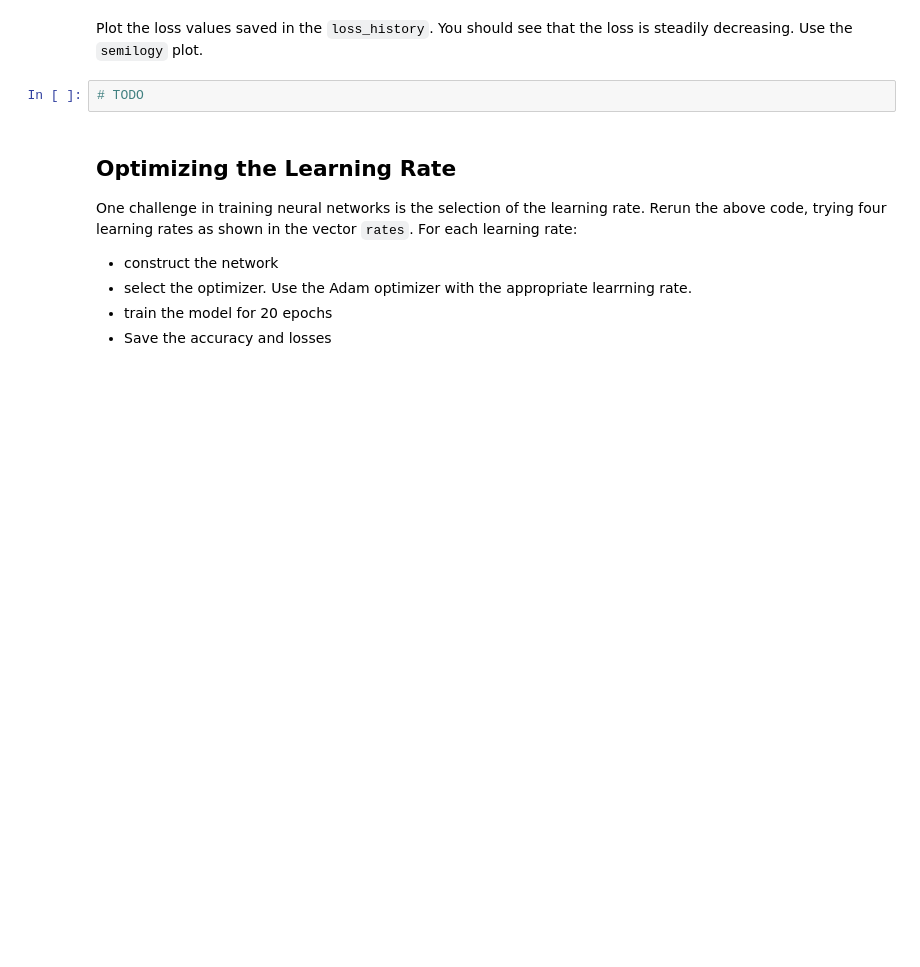
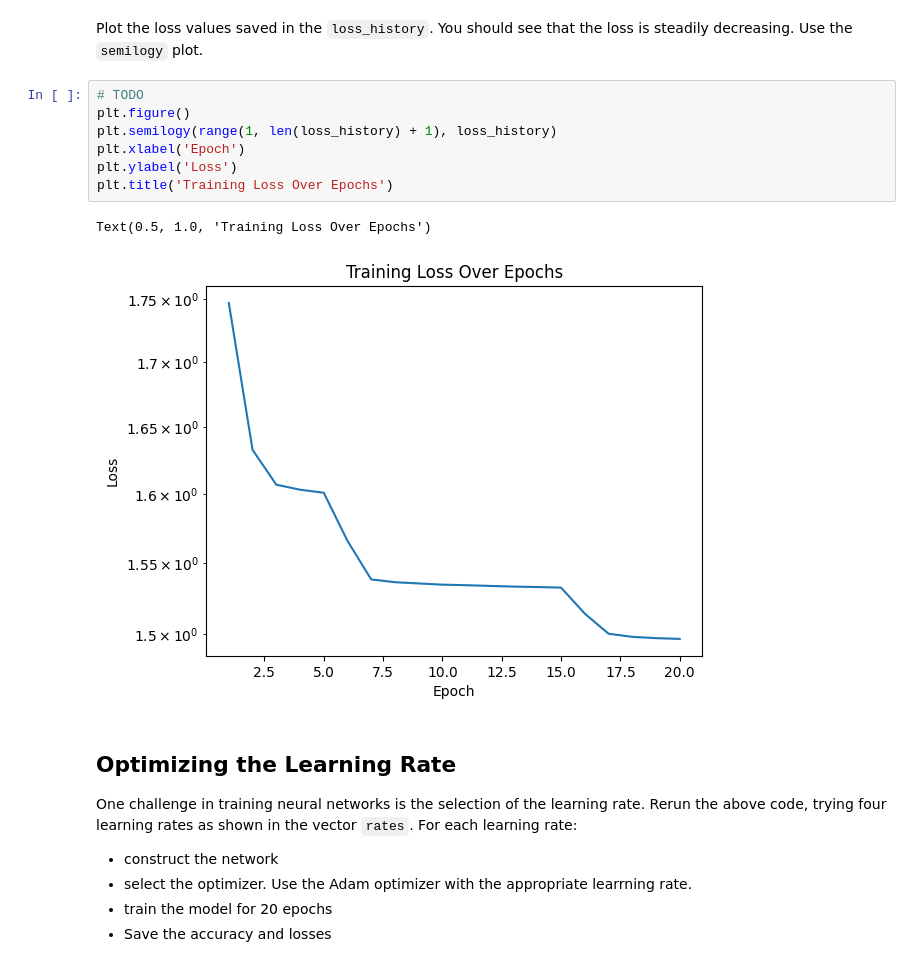
Before and after one commit to dpcarry/introml, a Jupyter notebook: unit09_neural/lab_music_partial.ipynb, the cells around one changed output. Drawn from its saved outputs; the diff is of its cells as text; blank space fills up the shorter version.

```diff
--- a/unit09_neural/lab_music_partial.ipynb
+++ b/unit09_neural/lab_music_partial.ipynb
@@ -294,7 +317,15 @@ Plot the validation accuracy saved in `test_accuracy_history`.
 # %% [markdown]
 Plot the loss values saved in the `loss_history`.  You should see that the loss is steadily decreasing.  Use the `semilogy` plot.
-# %%
-# TODO
+# %%
+# TODO
+plt.figure()
+plt.semilogy(range(1, len(loss_history) + 1), loss_history)
+plt.xlabel('Epoch')
+plt.ylabel('Loss')
+plt.title('Training Loss Over Epochs')
+# %% [output]
+Text(0.5, 1.0, 'Training Loss Over Epochs')
+[figure, added]
 # %% [markdown]
 ## Optimizing the Learning Rate
 
```
Also changed, not shown: parts of 8 cells of this notebook.
